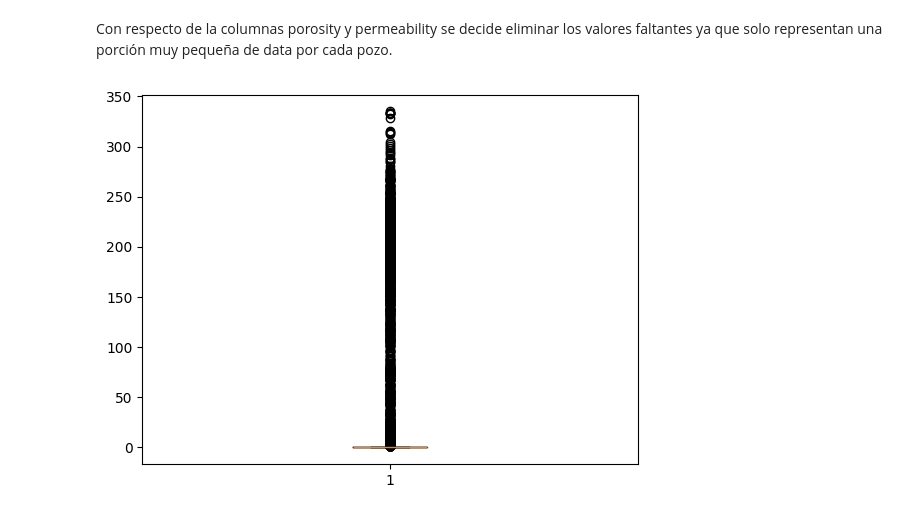
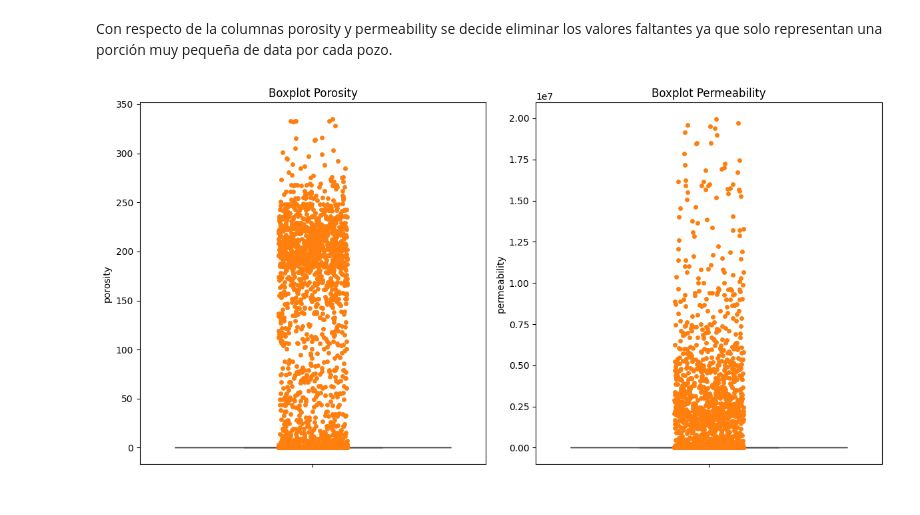
Before and after one commit to jesusiv24921/Clustering-zonas-Geol-gicas, a Jupyter notebook: clustering_zonas_geologicas.ipynb, the cells around one changed output. Drawn from its saved outputs; the diff is of its cells as text; code cells hidden in the pictures.

Commit message:
Boxplotss

```diff
--- a/clustering_zonas_geologicas.ipynb
+++ b/clustering_zonas_geologicas.ipynb
@@ -158,8 +158,23 @@ df.describe()
 | max | 9260.000000 | 1.995900e+07 | 335.00000 |
 # %% [markdown]
 Con respecto de la columnas porosity y permeability se decide eliminar los valores faltantes ya que solo representan una porción muy pequeña de data por cada pozo.
-# %%
-plt.boxplot(df['porosity'])
-plt.show()
-# %% [output]
-[figure, removed]
+# %%
+fig, axes=plt.subplots(1,2,figsize=(12,6), sharey=False)
+
+#Boxplot Porosity
+sns.boxplot(df['porosity'], ax=axes[0],fliersize=False)
+sns.stripplot(df['porosity'], ax=axes[0])
+axes[0].set_title("Boxplot Porosity")
+
+#Boxplot Permeability
+sns.boxplot(df['permeability'], ax=axes[1], fliersize=False)
+sns.stripplot(df['permeability'], ax=axes[1])
+axes[1].set_title("Boxplot Permeability")
+
+
+
+fig.tight_layout()
+
+plt.show()
+# %% [output]
+[figure, added]
```
